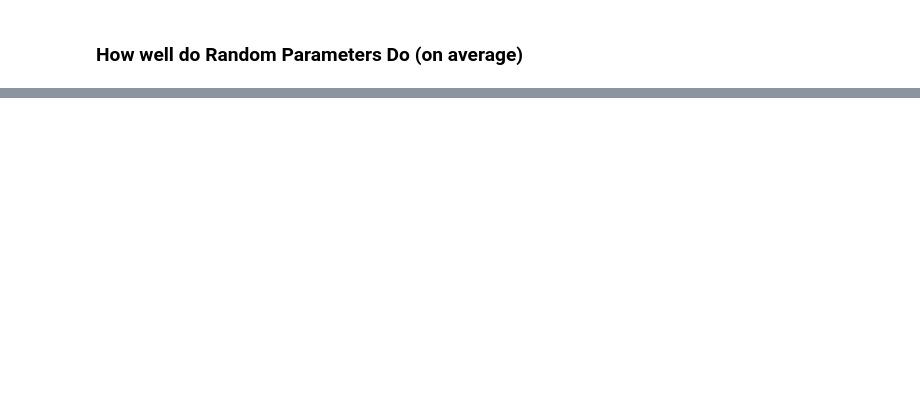
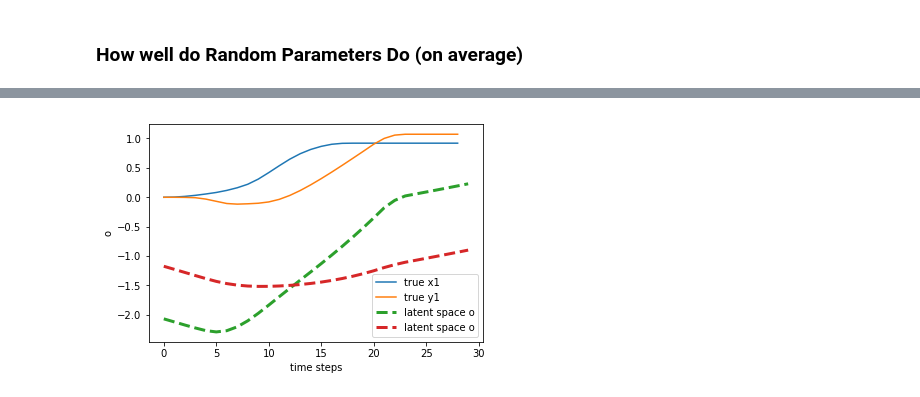
Before and after one commit to PeterMitrano/notebooks, a Jupyter notebook: hard_problem_optimization.ipynb, the cells around one changed output, grey strips where cells are left out. Saved outputs shown, nothing was run; the diff lists cells and outputs as text; code cells hidden in the pictures; blank space fills up the shorter version.

```diff
--- a/hard_problem_optimization.ipynb
+++ b/hard_problem_optimization.ipynb
@@ -146,0 +109,4 @@ plt.legend();
+# %%
+ccp_drag_model = tpo.LinearStateSpaceModelWithQuadraticCost(N=4, M=2, L=2)
+BOLD("CCP Drag Model Loss:")
+ccp_drag_eval = tpo.train_and_eval(ccp_drag_model, drag_data, g, dt, tpo.state_prediction_objective)
@@ -146,0 +130,5 @@ plt.legend();
+# %%
+s0 = np.array([[0], [0], [1], [0]])
+tpo.plot_xy_rollout(ccp_drag_model, drag_data, dt, s0, g);
+# %% [output]
+[figure, added]
```
Also changed, not shown: parts of 31 cells of this notebook, 1 other file.
